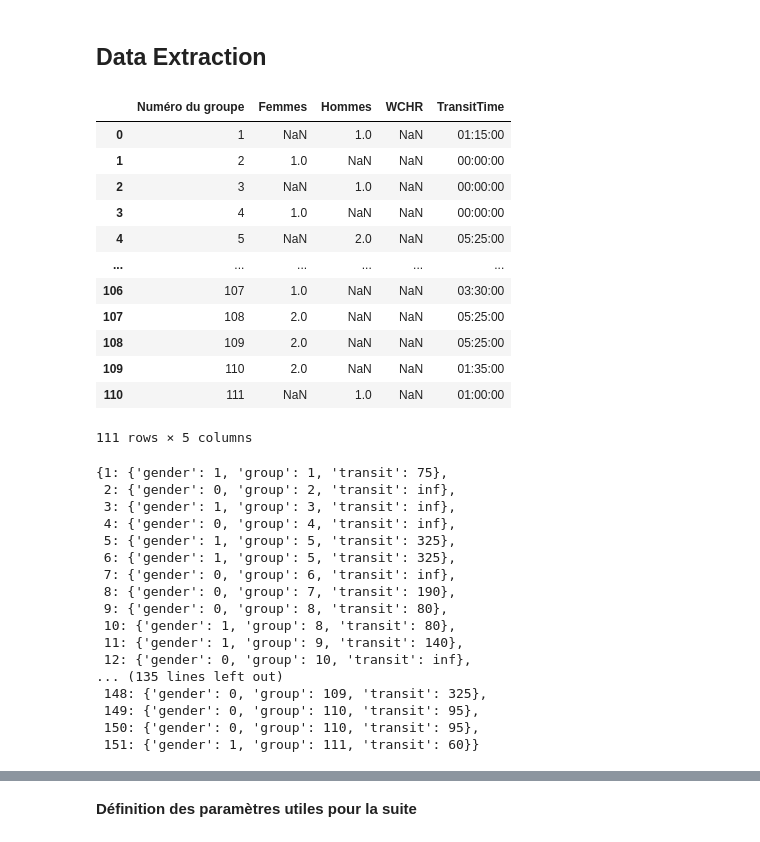
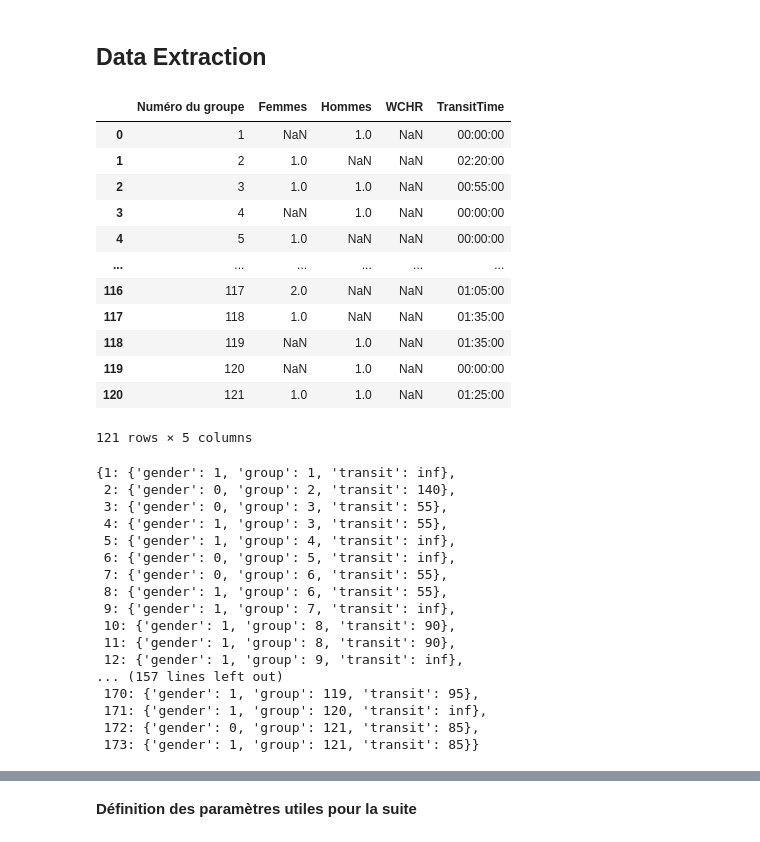
Before and after one commit to AlexandreRadigue/ST7_Opti_AirFrance, a Jupyter notebook: Ouissal's_code_new.ipynb, the cells around one changed output, grey strips where cells are left out. Cells and saved outputs as stored; diff of their text form; code cells hidden in the pictures.

```diff
--- a/Ouissal's_code_new.ipynb
+++ b/Ouissal's_code_new.ipynb
@@ -30,22 +30,22 @@ df_05Nov = pd.read_excel('./ST7 - AirFrance/DataSeating 2024.xlsx', sheet_name=5
 df_07Nov = pd.read_excel('./ST7 - AirFrance/DataSeating 2024.xlsx', sheet_name=6 , skipfooter=2)
 # %%
 # Display the DataFrame
-df = df_21Oct
+df = df_23Oct
 df
 # %% [output]
 |  | Numéro du groupe | Femmes | Hommes | WCHR | TransitTime |
-| 0 | 1 | NaN | 1.0 | NaN | 01:15:00 |
-| 1 | 2 | 1.0 | NaN | NaN | 00:00:00 |
-| 2 | 3 | NaN | 1.0 | NaN | 00:00:00 |
-| 3 | 4 | 1.0 | NaN | NaN | 00:00:00 |
-| 4 | 5 | NaN | 2.0 | NaN | 05:25:00 |
+| 0 | 1 | NaN | 1.0 | NaN | 00:00:00 |
+| 1 | 2 | 1.0 | NaN | NaN | 02:20:00 |
+| 2 | 3 | 1.0 | 1.0 | NaN | 00:55:00 |
+| 3 | 4 | NaN | 1.0 | NaN | 00:00:00 |
+| 4 | 5 | 1.0 | NaN | NaN | 00:00:00 |
 | ... | ... | ... | ... | ... | ... |
-| 106 | 107 | 1.0 | NaN | NaN | 03:30:00 |
-| 107 | 108 | 2.0 | NaN | NaN | 05:25:00 |
-| 108 | 109 | 2.0 | NaN | NaN | 05:25:00 |
-| 109 | 110 | 2.0 | NaN | NaN | 01:35:00 |
-| 110 | 111 | NaN | 1.0 | NaN | 01:00:00 |
+| 116 | 117 | 2.0 | NaN | NaN | 01:05:00 |
+| 117 | 118 | 1.0 | NaN | NaN | 01:35:00 |
+| 118 | 119 | NaN | 1.0 | NaN | 01:35:00 |
+| 119 | 120 | NaN | 1.0 | NaN | 00:00:00 |
+| 120 | 121 | 1.0 | 1.0 | NaN | 01:25:00 |
-111 rows × 5 columns
+121 rows × 5 columns
 # %%
 
 Passagers = dict()
@@ -70,23 +70,23 @@ for group in df.itertuples():
                 i+=1
 Passagers
 # %% [output]
-{1: {'gender': 1, 'group': 1, 'transit': 75},
- 2: {'gender': 0, 'group': 2, 'transit': inf},
- 3: {'gender': 1, 'group': 3, 'transit': inf},
- 4: {'gender': 0, 'group': 4, 'transit': inf},
- 5: {'gender': 1, 'group': 5, 'transit': 325},
- 6: {'gender': 1, 'group': 5, 'transit': 325},
- 7: {'gender': 0, 'group': 6, 'transit': inf},
- 8: {'gender': 0, 'group': 7, 'transit': 190},
- 9: {'gender': 0, 'group': 8, 'transit': 80},
- 10: {'gender': 1, 'group': 8, 'transit': 80},
- 11: {'gender': 1, 'group': 9, 'transit': 140},
- 12: {'gender': 0, 'group': 10, 'transit': inf},
-... (135 lines left out)
- 148: {'gender': 0, 'group': 109, 'transit': 325},
- 149: {'gender': 0, 'group': 110, 'transit': 95},
- 150: {'gender': 0, 'group': 110, 'transit': 95},
- 151: {'gender': 1, 'group': 111, 'transit': 60}}
+{1: {'gender': 1, 'group': 1, 'transit': inf},
+ 2: {'gender': 0, 'group': 2, 'transit': 140},
+ 3: {'gender': 0, 'group': 3, 'transit': 55},
+ 4: {'gender': 1, 'group': 3, 'transit': 55},
+ 5: {'gender': 1, 'group': 4, 'transit': inf},
+ 6: {'gender': 0, 'group': 5, 'transit': inf},
+ 7: {'gender': 0, 'group': 6, 'transit': 55},
+ 8: {'gender': 1, 'group': 6, 'transit': 55},
+ 9: {'gender': 1, 'group': 7, 'transit': inf},
+ 10: {'gender': 1, 'group': 8, 'transit': 90},
+ 11: {'gender': 1, 'group': 8, 'transit': 90},
+ 12: {'gender': 1, 'group': 9, 'transit': inf},
+... (157 lines left out)
+ 170: {'gender': 1, 'group': 119, 'transit': 95},
+ 171: {'gender': 1, 'group': 120, 'transit': inf},
+ 172: {'gender': 0, 'group': 121, 'transit': 85},
+ 173: {'gender': 1, 'group': 121, 'transit': 85}}
 # %%
 Groups = dict()
 
```
Also changed, not shown: parts of 14 cells of this notebook, 1 other file.
